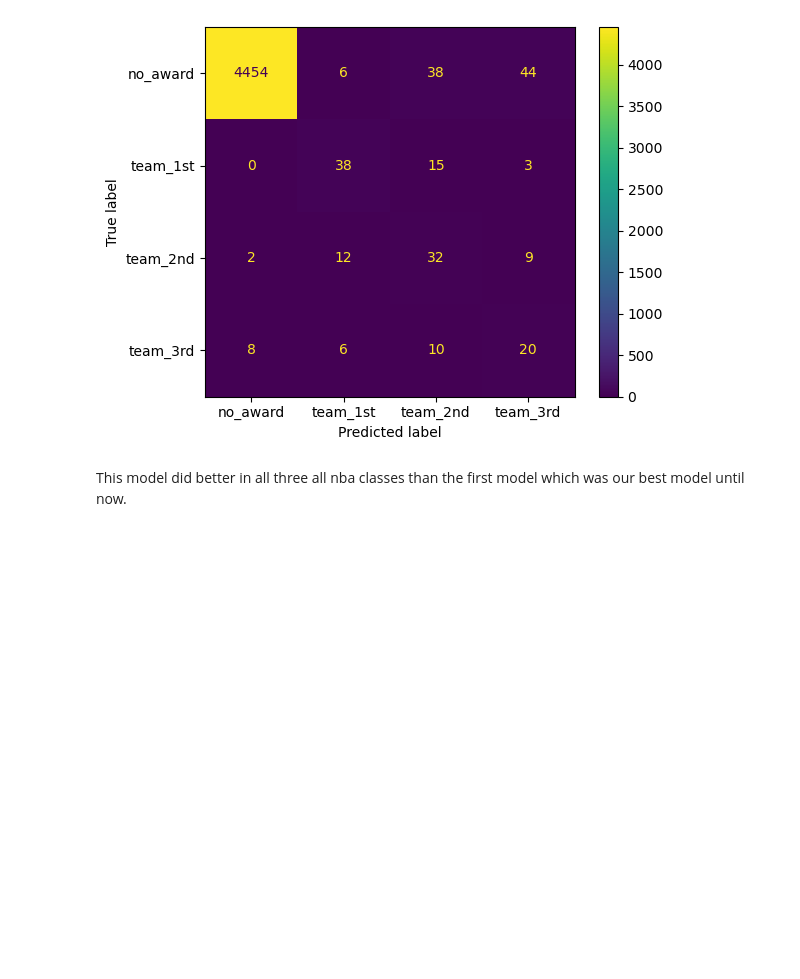
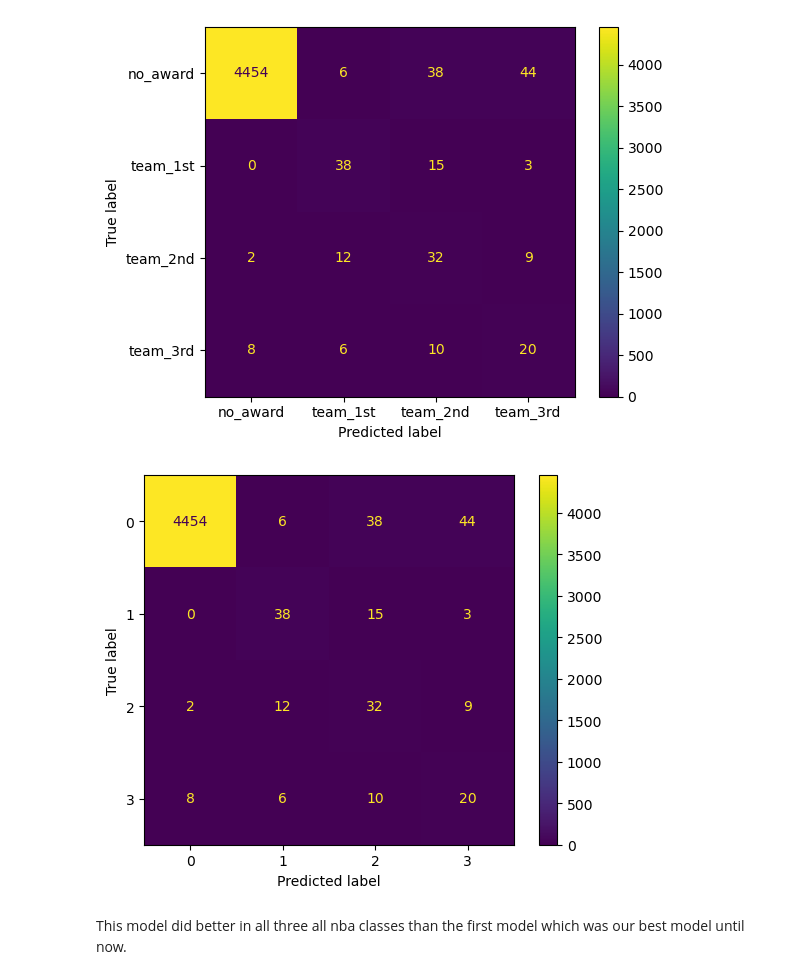
Before and after one commit to ewint814/All_NBA_Prediction, a Jupyter notebook: 03_Modeling.ipynb, the cells around one changed output. Drawn from its saved outputs; the diff is of its cells as text; code cells hidden in the pictures; blank space fills up the shorter version.

```diff
--- a/03_Modeling.ipynb
+++ b/03_Modeling.ipynb
@@ -499,2 +496,7 @@ enn = EditedNearestNeighbours()
+# %%
+ConfusionMatrixDisplay.from_estimator(pipe_5, X_test, y_test)
+plt.savefig('./images/cmd.png')
+# %% [output]
+[figure, added]
 # %% [markdown]
 This model did better in all three all nba classes than the first model which was our best model until now.
```
Also changed, not shown: parts of 6 cells of this notebook, 7 other files.
